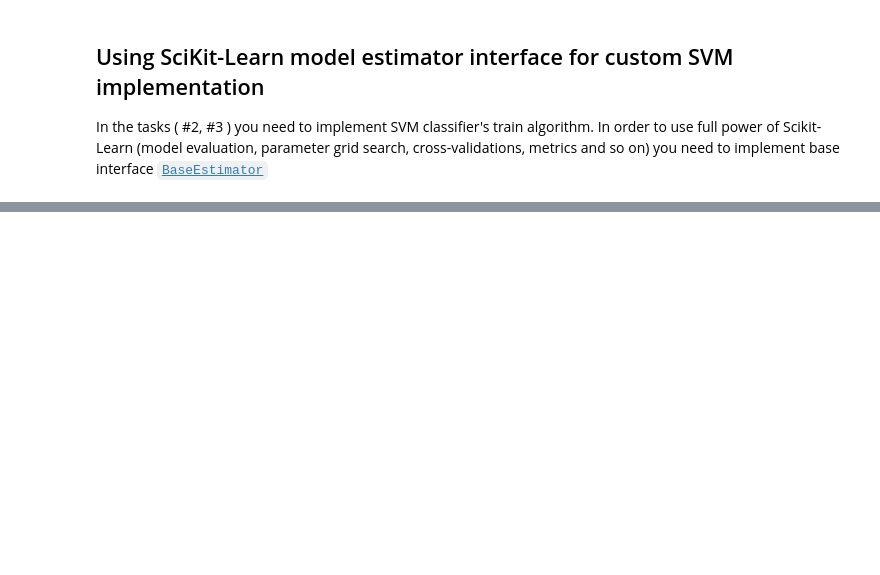
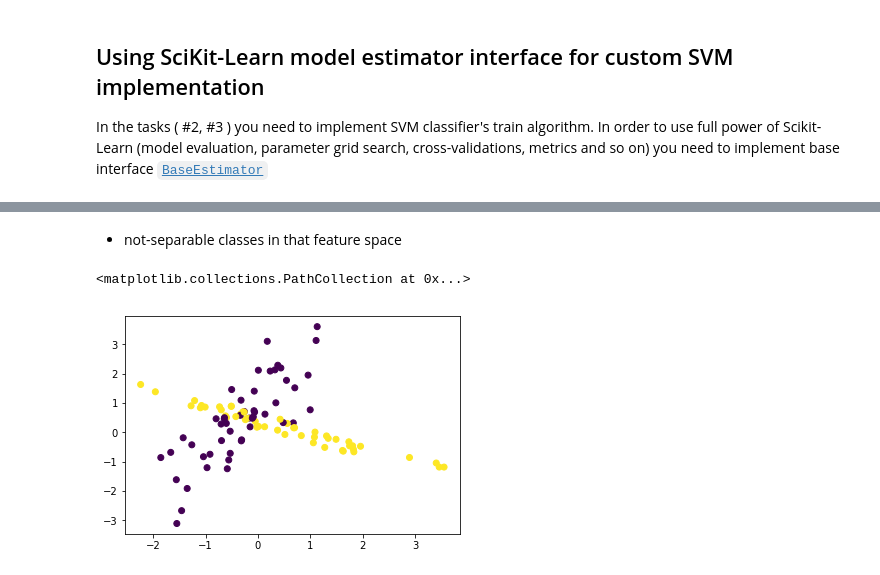
Before and after one commit to Rhymmor/ML-course-reports, a Jupyter notebook: Lab 3/Lab #3 SVM (QP, Kernel trick).ipynb, the cells around one changed output, grey strips where cells are left out. Cells and saved outputs as stored; diff of their text form; code cells hidden in the pictures; blank space fills up the shorter version.

```diff
--- a/Lab 3/Lab #3 SVM (QP, Kernel trick).ipynb
+++ b/Lab 3/Lab #3 SVM (QP, Kernel trick).ipynb
@@ -265,0 +422,10 @@ class LinearSVM(BaseEstimator):
+# %% [markdown]
+* not-separable classes in that feature space
+# %%
+non_sep = {}
+non_sep['X'], non_sep['y'] = make_classification(n_samples=100, n_features=2, n_redundant=0, n_clusters_per_class=1, hypercube=False, random_state=random_state)
+non_sep['y'] = [replace_zero(x) for x in non_sep['y']]
+plt.scatter(non_sep['X'][:, 0], non_sep['X'][:, 1], c=non_sep['y'])
+# %% [output]
+<matplotlib.collections.PathCollection at 0x...>
+[figure, added]
```
Also changed, not shown: parts of 36 cells of this notebook.
